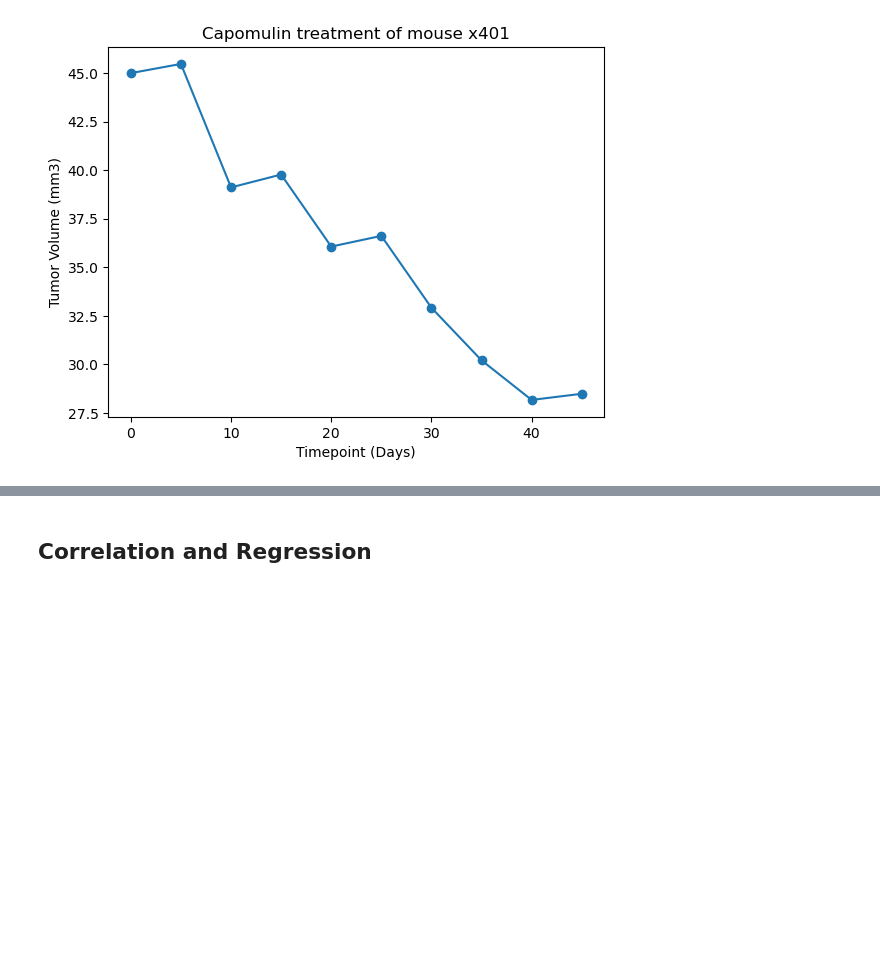
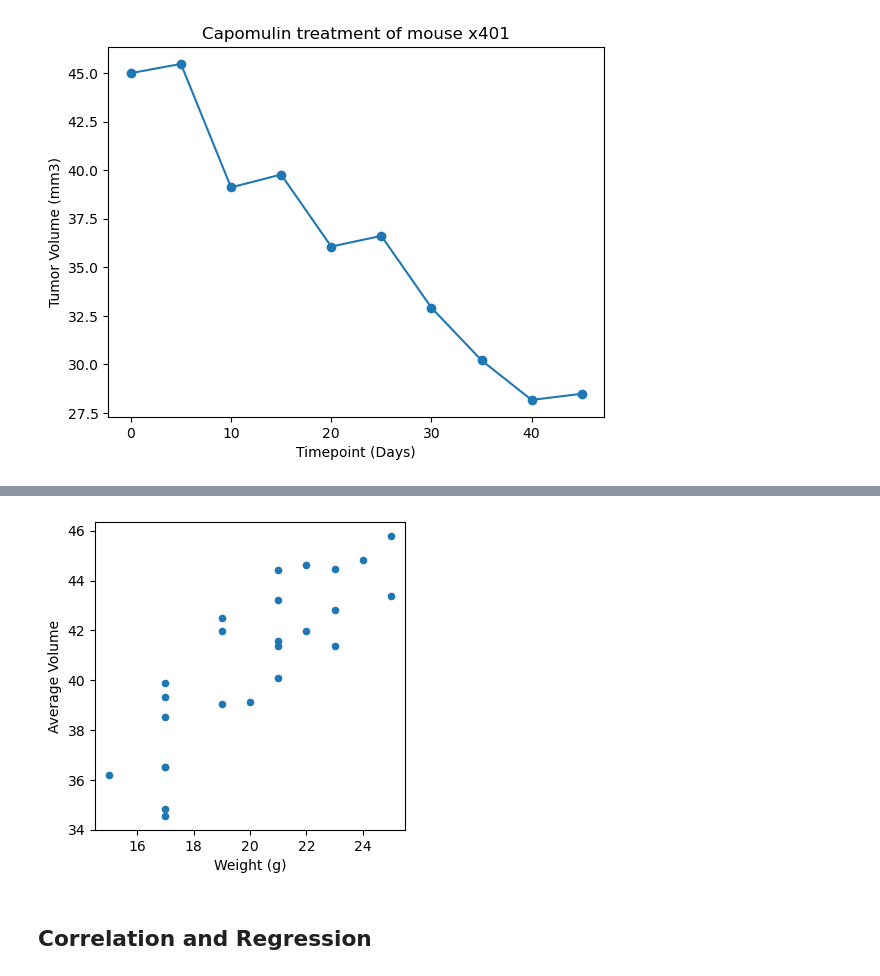
Before and after one commit to matanick1/Jupyter-notebook-Pymaceuticals, a Jupyter notebook: Pymaceuticals Working/pymaceuticals_working.ipynb, the cells around one changed output, grey strips where cells are left out. Drawn from its saved outputs; the diff is of its cells as text; code cells hidden in the pictures; blank space fills up the shorter version.

```diff
--- a/Pymaceuticals Working/pymaceuticals_working.ipynb
+++ b/Pymaceuticals Working/pymaceuticals_working.ipynb
@@ -289,2 +285,15 @@ plt.show()
+# %%
+# Generate a scatter plot of average tumor volume vs. mouse weight for the Capomulin regimen
+# Select all mice treated with Capomulin
+capomulin = clean_data.loc[clean_data["Drug Regimen"] == "Capomulin"]
+# Calculate the average tumor volume for each mouse
+capomulin_avg = pd.DataFrame(capomulin.groupby(["Mouse ID", "Weight (g)"])["Tumor Volume (mm3)"].mean()).reset_index()
+# Rename the column
+capomulin_avg = capomulin_avg.rename(columns={"Tumor Volume (mm3)": "Average Volume"})
+# Create a scatter plot of average tumor volume vs. mouse weight for the Capomulin regimen
+capomulin_avg.plot(kind="scatter", x="Weight (g)", y="Average Volume", figsize=(4,4),)
+plt.show()
+# %% [output]
+[figure, added]
 # %% [markdown]
 ## Correlation and Regression
```
Also changed, not shown: parts of 3 cells of this notebook.
